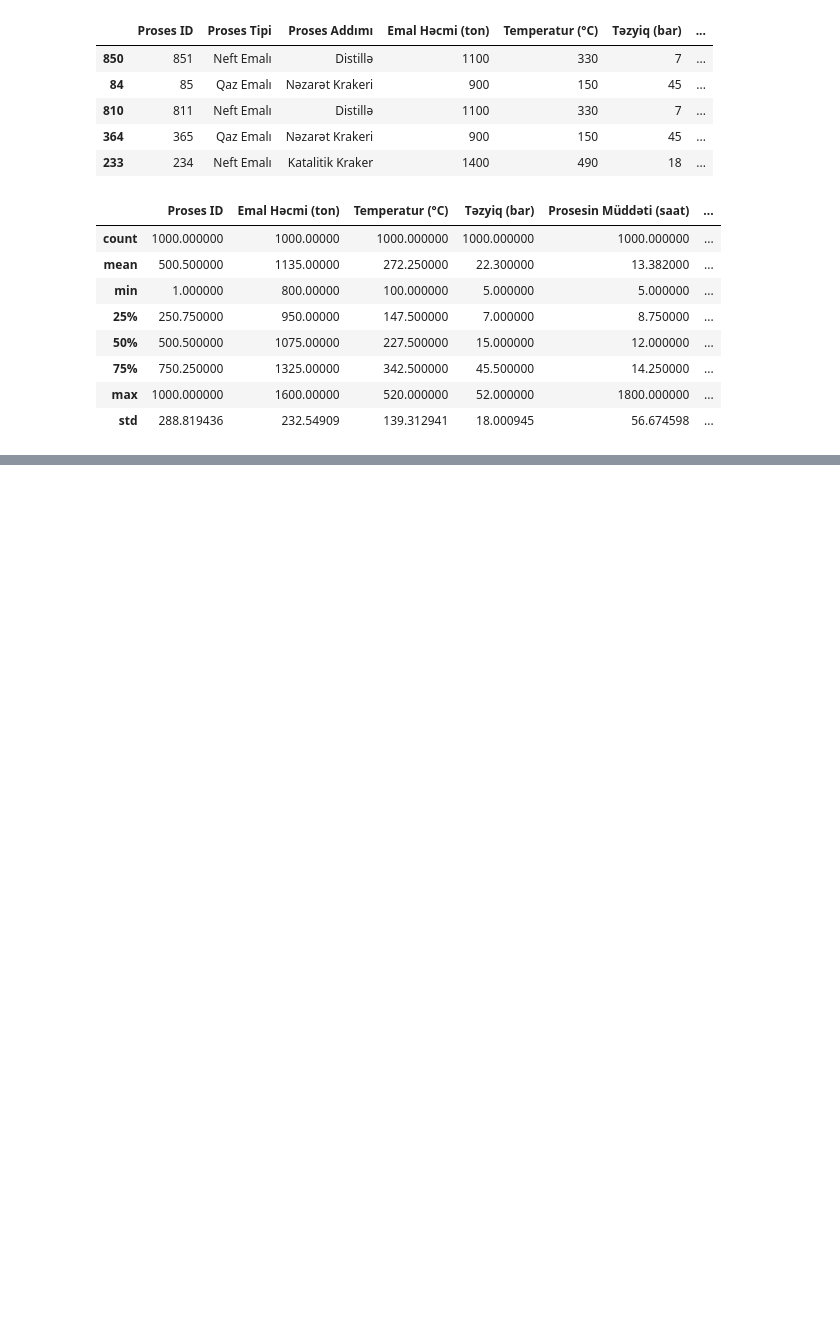
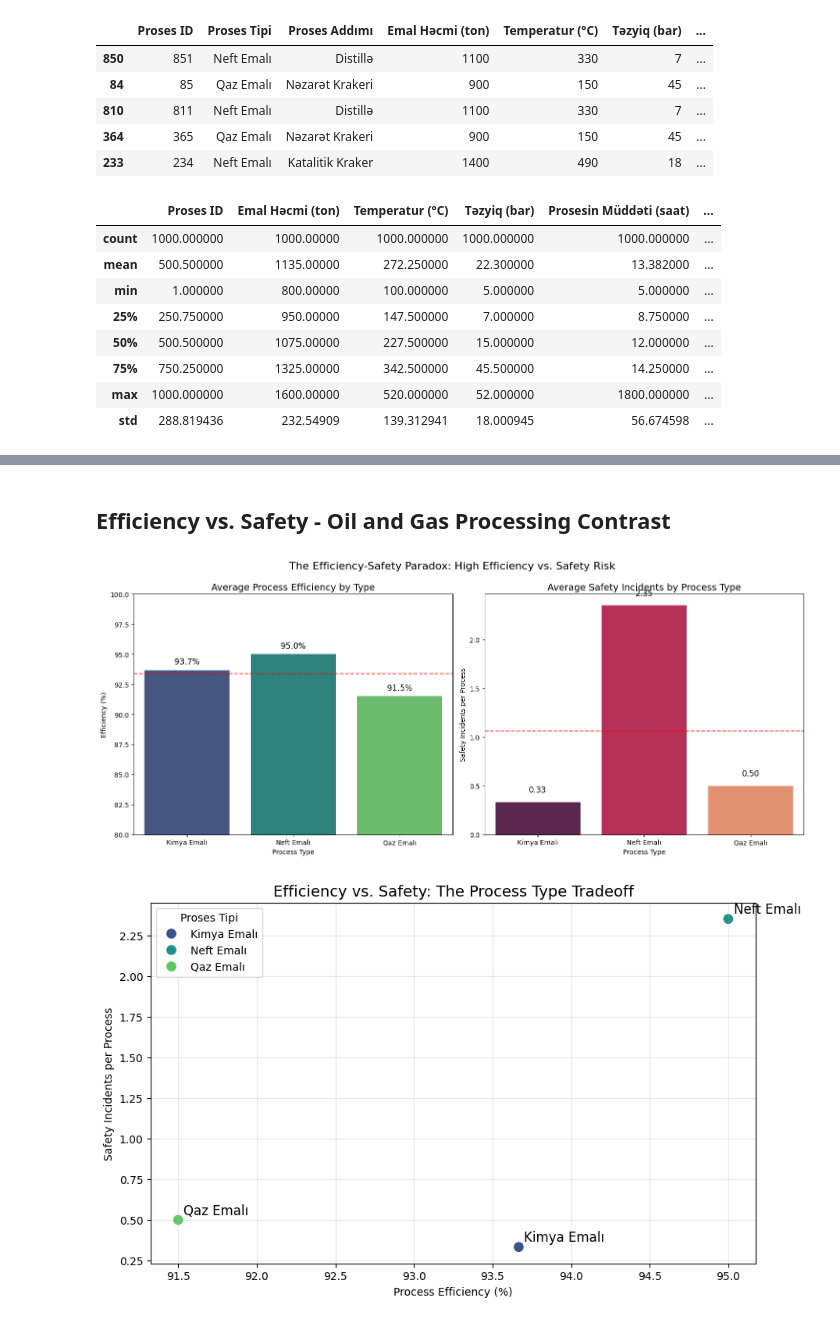
Before and after one commit to interview-tasks/ProcessAnalyst, a Jupyter notebook: analyse.ipynb, the cells around one changed output, grey strips where cells are left out. Drawn from its saved outputs; the diff is of its cells as text; code cells hidden in the pictures; blank space fills up the shorter version.

Commit message:
charts

```diff
--- a/analyse.ipynb
+++ b/analyse.ipynb
@@ -72,3 +76,69 @@ numeric_df.corr().style.background_gradient(cmap='coolwarm')
 # plt.figure(figsize=(10, 8))
 # sns.heatmap(numeric_df.corr(), annot=True, cmap='coolwarm')
 # plt.show()
+# %% [markdown]
+## Efficiency vs. Safety - Oil and Gas Processing Contrast
+# %%
+
+# Ensure charts directory exists
+if not os.path.exists('charts'):
+    os.makedirs('charts')
+
+# Group by process type for efficiency and safety metrics
+process_safety = df.groupby('Proses Tipi')['Təhlükəsizlik Hadisələri'].mean().reset_index()
+process_efficiency = df.groupby('Proses Tipi')['Emalın Səmərəliliyi (%)'].mean().reset_index()
+
+# Create figure with two subplots
+fig, (ax1, ax2) = plt.subplots(1, 2, figsize=(15, 6))
+
+# Plot efficiency by process type
+sns.barplot(x='Proses Tipi', y='Emalın Səmərəliliyi (%)', data=process_efficiency, ax=ax1, palette='viridis')
+ax1.set_title('Average Process Efficiency by Type', fontsize=14)
+ax1.set_ylim(80, 100)  # Set y-axis to start from 80 to better visualize differences
+ax1.set_xlabel('Process Type')
+ax1.set_ylabel('Efficiency (%)')
+
+# Add efficiency values on bars
+for i, v in enumerate(process_efficiency['Emalın Səmərəliliyi (%)']):
+    ax1.text(i, v + 0.5, f"{v:.1f}%", ha='center', fontsize=12)
+
+# Plot safety incidents by process type
+sns.barplot(x='Proses Tipi', y='Təhlükəsizlik Hadisələri', data=process_safety, ax=ax2, palette='rocket')
+ax2.set_title('Average Safety Incidents by Process Type', fontsize=14)
+ax2.set_xlabel('Process Type')
+ax2.set_ylabel('Safety Incidents per Process')
+
+# Add incident values on bars
+for i, v in enumerate(process_safety['Təhlükəsizlik Hadisələri']):
+    ax2.text(i, v + 0.1, f"{v:.2f}", ha='center', fontsize=12)
+
+# Highlight the contrast between efficiency and safety
+ax1.axhline(y=process_efficiency['Emalın Səmərəliliyi (%)'].mean(), color='red', linestyle='--', alpha=0.7)
+ax2.axhline(y=process_safety['Təhlükəsizlik Hadisələri'].mean(), color='red', linestyle='--', alpha=0.7)
+
+plt.tight_layout()
+plt.suptitle('The Efficiency-Safety Paradox: High Efficiency vs. Safety Risk', fontsize=16, y=1.05)
+plt.savefig('charts/efficiency_vs_safety.png', bbox_inches='tight', dpi=300)
+plt.show()
+
+# Create a scatter plot to show the relationship between efficiency and safety
+plt.figure(figsize=(10, 6))
+process_combined = pd.merge(process_efficiency, process_safety, on='Proses Tipi')
+
+sns.scatterplot(x='Emalın Səmərəliliyi (%)', y='Təhlükəsizlik Hadisələri',
+                data=process_combined, s=100, hue='Proses Tipi', palette='viridis')
+
+for i, row in process_combined.iterrows():
+    plt.annotate(row['Proses Tipi'],
+                 (row['Emalın Səmərəliliyi (%)'], row['Təhlükəsizlik Hadisələri']),
+                 xytext=(5, 5), textcoords='offset points', fontsize=12)
+
+plt.title('Efficiency vs. Safety: The Process Type Tradeoff', fontsize=14)
+plt.xlabel('Process Efficiency (%)')
+plt.ylabel('Safety Incidents per Process')
+plt.grid(True, alpha=0.3)
+plt.savefig('charts/efficiency_safety_relationship.png', bbox_inches='tight', dpi=300)
+plt.show()
+# %% [output]
+[figure, added]
+[figure, added]
```
Also changed, not shown: parts of 1 cell of this notebook, 2 other files.
